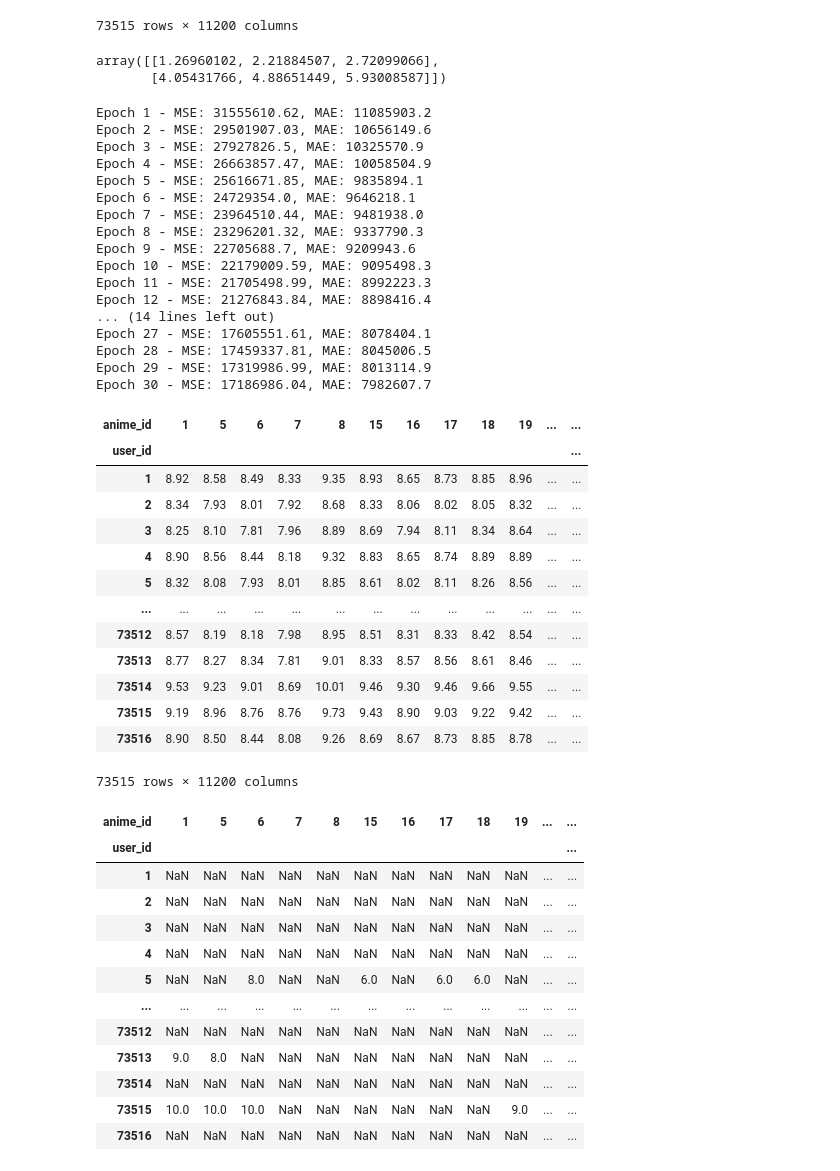
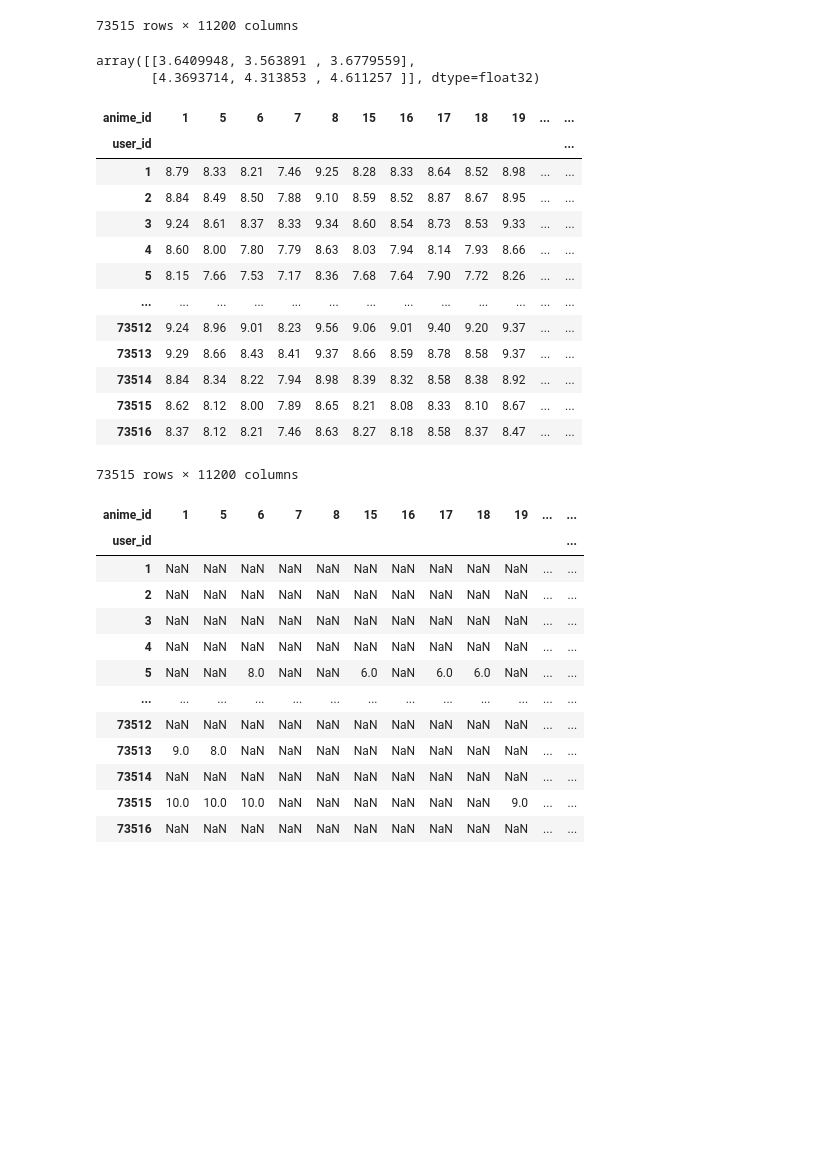
Before and after one commit to allen-siu/TV-Show-Rec-System, a Jupyter notebook: collaborative_filtering.ipynb, the cells around one changed output. Saved outputs shown, nothing was run; the diff lists cells and outputs as text; code cells hidden in the pictures; blank space fills up the shorter version.

```diff
--- a/collaborative_filtering.ipynb
+++ b/collaborative_filtering.ipynb
@@ -97,65 +191,56 @@ class MatrixFactorization:
 # %%
-# Dummy test
+# Test
 ratings = np.array([[1, 2, 3],
                     [4, 5, 6]])
 
-num_features = 2
-alpha = 0.001
-lambda_reg = 0.1
-iterations = 1000
+config = {
+    'models_folder': 'models',
+    'model_name': 'test_model',
+    'num_features': 2,
+    'alpha': 0.001,
+    'lambda_reg': 0.1,
+    'max_iters': 100
+}
 
-model = MatrixFactorization(ratings, num_features, alpha, lambda_reg, iterations)
+model = MatrixFactorization(ratings, config)
 model.train(verbose=False)
 model.get_predictions()
 # %% [output]
-array([[1.26960102, 2.21884507, 2.72099066],
-       [4.05431766, 4.88651449, 5.93008587]])
+array([[3.6409948, 3.563891 , 3.6779559],
+       [4.3693714, 4.313853 , 4.611257 ]], dtype=float32)
 # %%
 ratings = ratings_df.to_numpy()
 num_users, num_items = ratings.shape
 
-num_features = 2
-alpha = 0.00001
-lambda_reg = 0.1
-iterations = 30
+config = {
+    'models_folder': 'models',
+    'model_name': 'model_1',
+    'num_features': 2,
+    'alpha': 0.00001,
+    'lambda_reg': 0.1,
+    'max_iters': 51
+}
 
-model = MatrixFactorization(ratings, num_features, alpha, lambda_reg, iterations)
+model = MatrixFactorization(ratings, config)
 model.train(verbose=True)
 r_pred = model.get_predictions()
 
 pd.DataFrame(r_pred, index=ratings_df.index[:num_users], columns=ratings_df.columns[:num_items]).round(2)
 # %% [output]
+| anime_id | 1 | 5 | 6 | 7 | 8 | 15 | 16 | 17 | 18 | 19 | ... | ... |
+| user_id |  |  |  |  |  |  |  |  |  |  |  | ... |
+| 1 | 8.79 | 8.33 | 8.21 | 7.46 | 9.25 | 8.28 | 8.33 | 8.64 | 8.52 | 8.98 | ... | ... |
+| 2 | 8.84 | 8.49 | 8.50 | 7.88 | 9.10 | 8.59 | 8.52 | 8.87 | 8.67 | 8.95 | ... | ... |
+| 3 | 9.24 | 8.61 | 8.37 | 8.33 | 9.34 | 8.60 | 8.54 | 8.73 | 8.53 | 9.33 | ... | ... |
+| 4 | 8.60 | 8.00 | 7.80 | 7.79 | 8.63 | 8.03 | 7.94 | 8.14 | 7.93 | 8.66 | ... | ... |
+| 5 | 8.15 | 7.66 | 7.53 | 7.17 | 8.36 | 7.68 | 7.64 | 7.90 | 7.72 | 8.26 | ... | ... |
+| ... | ... | ... | ... | ... | ... | ... | ... | ... | ... | ... | ... | ... |
+| 73512 | 9.24 | 8.96 | 9.01 | 8.23 | 9.56 | 9.06 | 9.01 | 9.40 | 9.20 | 9.37 | ... | ... |
+| 73513 | 9.29 | 8.66 | 8.43 | 8.41 | 9.37 | 8.66 | 8.59 | 8.78 | 8.58 | 9.37 | ... | ... |
+| 73514 | 8.84 | 8.34 | 8.22 | 7.94 | 8.98 | 8.39 | 8.32 | 8.58 | 8.38 | 8.92 | ... | ... |
+| 73515 | 8.62 | 8.12 | 8.00 | 7.89 | 8.65 | 8.21 | 8.08 | 8.33 | 8.10 | 8.67 | ... | ... |
+| 73516 | 8.37 | 8.12 | 8.21 | 7.46 | 8.63 | 8.27 | 8.18 | 8.58 | 8.37 | 8.47 | ... | ... |
-Epoch 1 - MSE: 31555610.62, MAE: 11085903.2
-Epoch 2 - MSE: 29501907.03, MAE: 10656149.6
-Epoch 3 - MSE: 27927826.5, MAE: 10325570.9
-Epoch 4 - MSE: 26663857.47, MAE: 10058504.9
-Epoch 5 - MSE: 25616671.85, MAE: 9835894.1
-Epoch 6 - MSE: 24729354.0, MAE: 9646218.1
-Epoch 7 - MSE: 23964510.44, MAE: 9481938.0
-Epoch 8 - MSE: 23296201.32, MAE: 9337790.3
-Epoch 9 - MSE: 22705688.7, MAE: 9209943.6
-Epoch 10 - MSE: 22179009.59, MAE: 9095498.3
-Epoch 11 - MSE: 21705498.99, MAE: 8992223.3
-Epoch 12 - MSE: 21276843.84, MAE: 8898416.4
-... (14 lines left out)
-Epoch 27 - MSE: 17605551.61, MAE: 8078404.1
-Epoch 28 - MSE: 17459337.81, MAE: 8045006.5
-Epoch 29 - MSE: 17319986.99, MAE: 8013114.9
-Epoch 30 - MSE: 17186986.04, MAE: 7982607.7
+73515 rows × 11200 columns
-| anime_id | 1 | 5 | 6 | 7 | 8 | 15 | 16 | 17 | 18 | 19 | ... | ... |
-| user_id |  |  |  |  |  |  |  |  |  |  |  | ... |
-| 1 | 8.92 | 8.58 | 8.49 | 8.33 | 9.35 | 8.93 | 8.65 | 8.73 | 8.85 | 8.96 | ... | ... |
-| 2 | 8.34 | 7.93 | 8.01 | 7.92 | 8.68 | 8.33 | 8.06 | 8.02 | 8.05 | 8.32 | ... | ... |
-| 3 | 8.25 | 8.10 | 7.81 | 7.96 | 8.89 | 8.69 | 7.94 | 8.11 | 8.34 | 8.64 | ... | ... |
-| 4 | 8.90 | 8.56 | 8.44 | 8.18 | 9.32 | 8.83 | 8.65 | 8.74 | 8.89 | 8.89 | ... | ... |
-| 5 | 8.32 | 8.08 | 7.93 | 8.01 | 8.85 | 8.61 | 8.02 | 8.11 | 8.26 | 8.56 | ... | ... |
-| ... | ... | ... | ... | ... | ... | ... | ... | ... | ... | ... | ... | ... |
-| 73512 | 8.57 | 8.19 | 8.18 | 7.98 | 8.95 | 8.51 | 8.31 | 8.33 | 8.42 | 8.54 | ... | ... |
-| 73513 | 8.77 | 8.27 | 8.34 | 7.81 | 9.01 | 8.33 | 8.57 | 8.56 | 8.61 | 8.46 | ... | ... |
-| 73514 | 9.53 | 9.23 | 9.01 | 8.69 | 10.01 | 9.46 | 9.30 | 9.46 | 9.66 | 9.55 | ... | ... |
-| 73515 | 9.19 | 8.96 | 8.76 | 8.76 | 9.73 | 9.43 | 8.90 | 9.03 | 9.22 | 9.42 | ... | ... |
-| 73516 | 8.90 | 8.50 | 8.44 | 8.08 | 9.26 | 8.69 | 8.67 | 8.73 | 8.85 | 8.78 | ... | ... |
-73515 rows × 11200 columns
 # %%
 ratings_df
 # %% [output]
```
Also changed, not shown: parts of 3 cells of this notebook, 6 other files.
